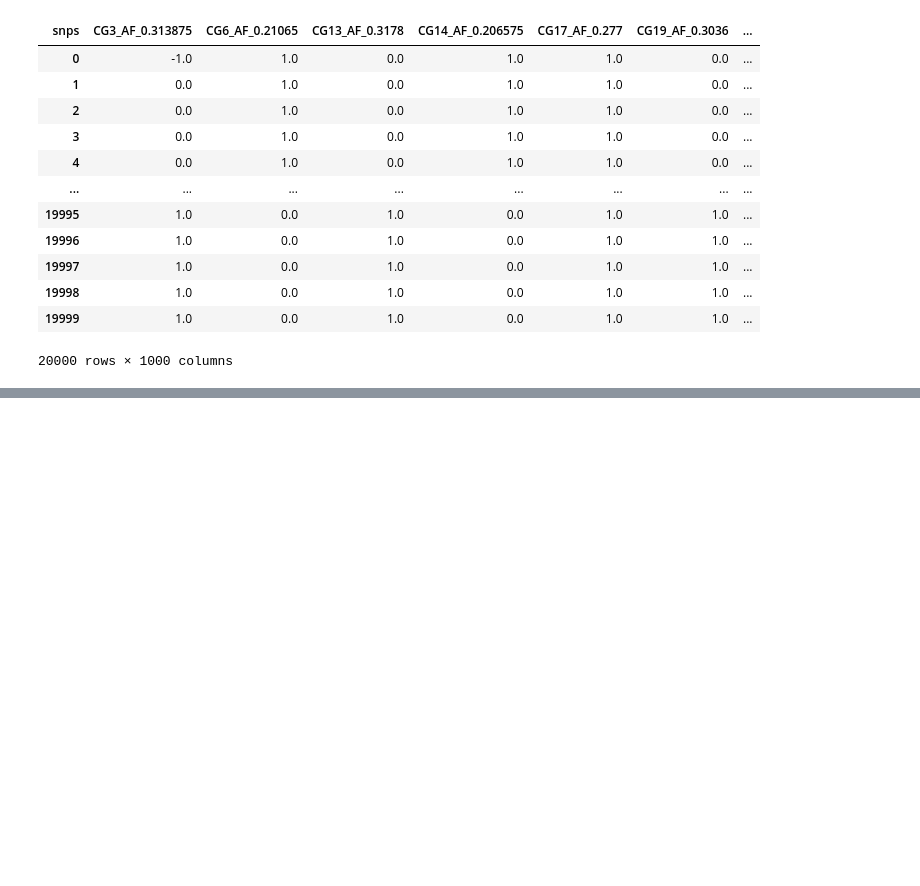
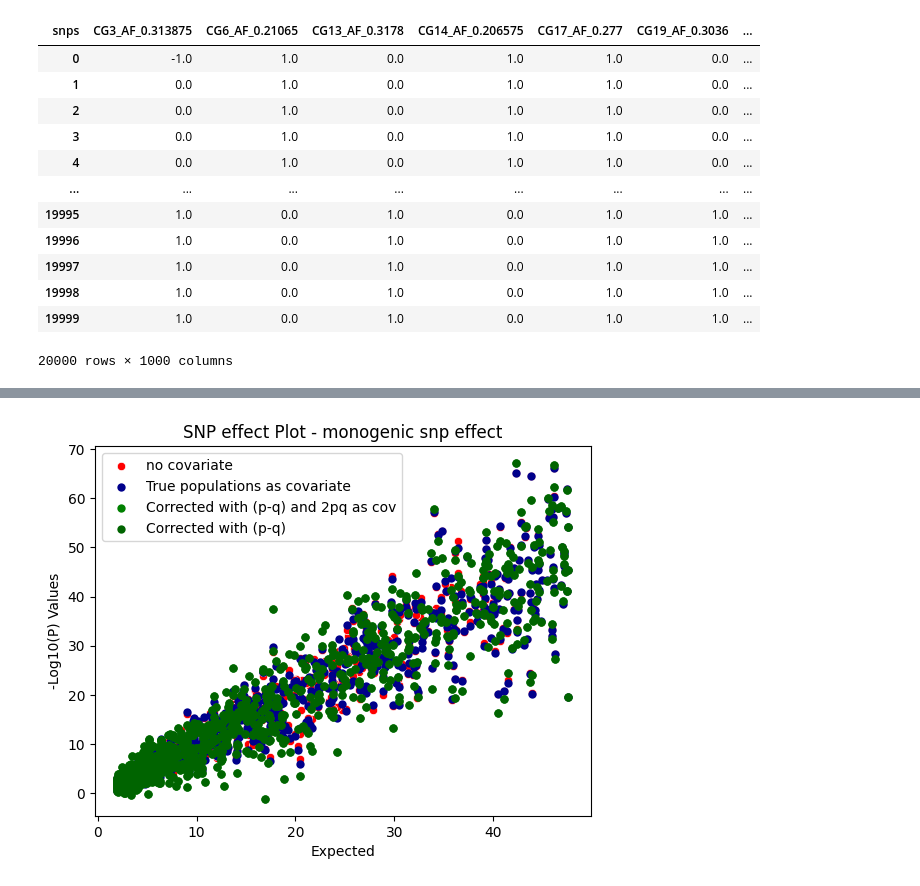
Before and after one commit to mat2m10/abyss_simulation, a Jupyter notebook: 10 Analysis only SNP effect.ipynb, the cells around one changed output, grey strips where cells are left out. Cells and saved outputs as stored; diff of their text form; code cells hidden in the pictures; blank space fills up the shorter version.

```diff
--- a/10 Analysis only SNP effect.ipynb
+++ b/10 Analysis only SNP effect.ipynb
@@ -105,0 +434,36 @@ complete
+# %%
+# Create QQ plot
+df_effect = pd.DataFrame()
+df_effect["beta_no_corr"] = df_no_corr['coefs']
+df_effect["beta_true_pop"] = df_pops['coefs']
+df_effect["beta_corrected_geno_true_mafs"] = df_corrected_geno['coefs']
+df_effect["beta_corrected_pheno_true_mafs"] = df_corrected_pheno['coefs']
+df_effect["beta_pq_2pq_as_cov"] = df_p_q_2pq_covs['coefs']
+df_effect["beta_pq_as_cov"] = df_p_q_covs['coefs']
+df_effect['true_beta'] = df_no_corr['Beta']
+# %%
+sns.scatterplot(x='true_beta', y='beta_no_corr', data=df_effect, color='red', label='no covariate')
+
+sns.scatterplot(x='true_beta', y='beta_true_pop', data=df_effect, color='darkblue', label='True populations as covariate', linewidth=0)
+
+#sns.scatterplot(x='true_beta', y='beta_corrected_geno_true_mafs', data=df_effect, color='purple', label='Corrected genotype with true MAFs', linewidth=0)
+
+#sns.scatterplot(x='true_beta', y='beta_corrected_pheno_true_mafs', data=df_effect, color='pink', label='Corrected phenotype with true MAFs', linewidth=0)
+
+sns.scatterplot(x='true_beta', y='beta_pq_2pq_as_cov', data=df_effect, color='green', label='Corrected with (p-q) and 2pq as cov', linewidth=0)
+
+sns.scatterplot(x='true_beta', y='beta_pq_as_cov', data=df_effect, color='darkgreen', label='Corrected with (p-q)', linewidth=0)
+
+
+# Set plot labels and title
+plt.xlabel('Expected')
+plt.ylabel('-Log10(P) Values')
+plt.title(f"SNP effect Plot - monogenic snp effect")
+
+# Show legend
+plt.legend()
+#plt.savefig(f"data/plots/qq_pheno_{name_risk}_iter_{iterations}_G{G}_L{L}_c{c}_k{k}_M{M}.png", dpi=100)
+# Show plot
+plt.show()
+# %% [output]
+[figure, added]
```
Also changed, not shown: parts of 30 cells of this notebook, 1 other file.
